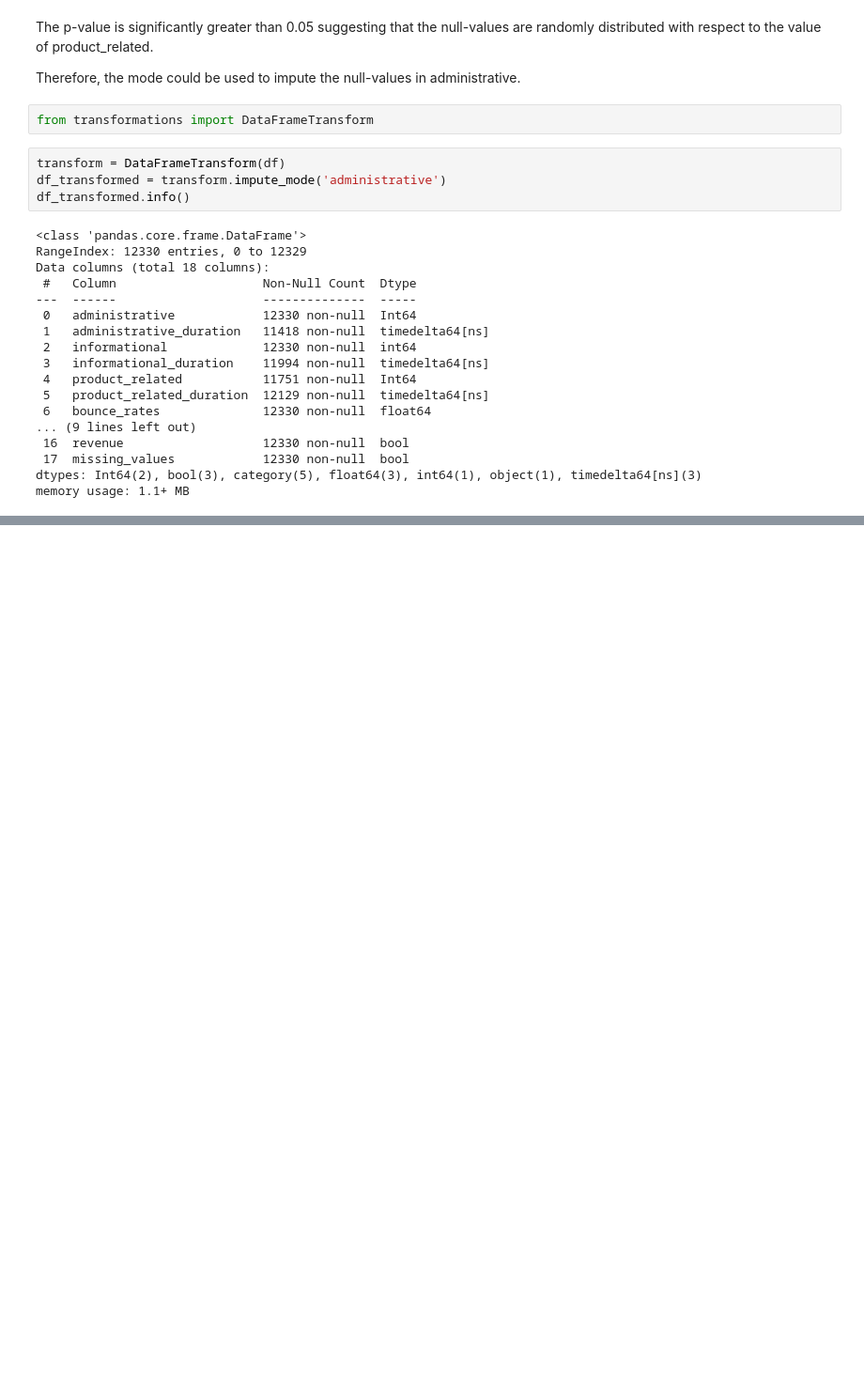
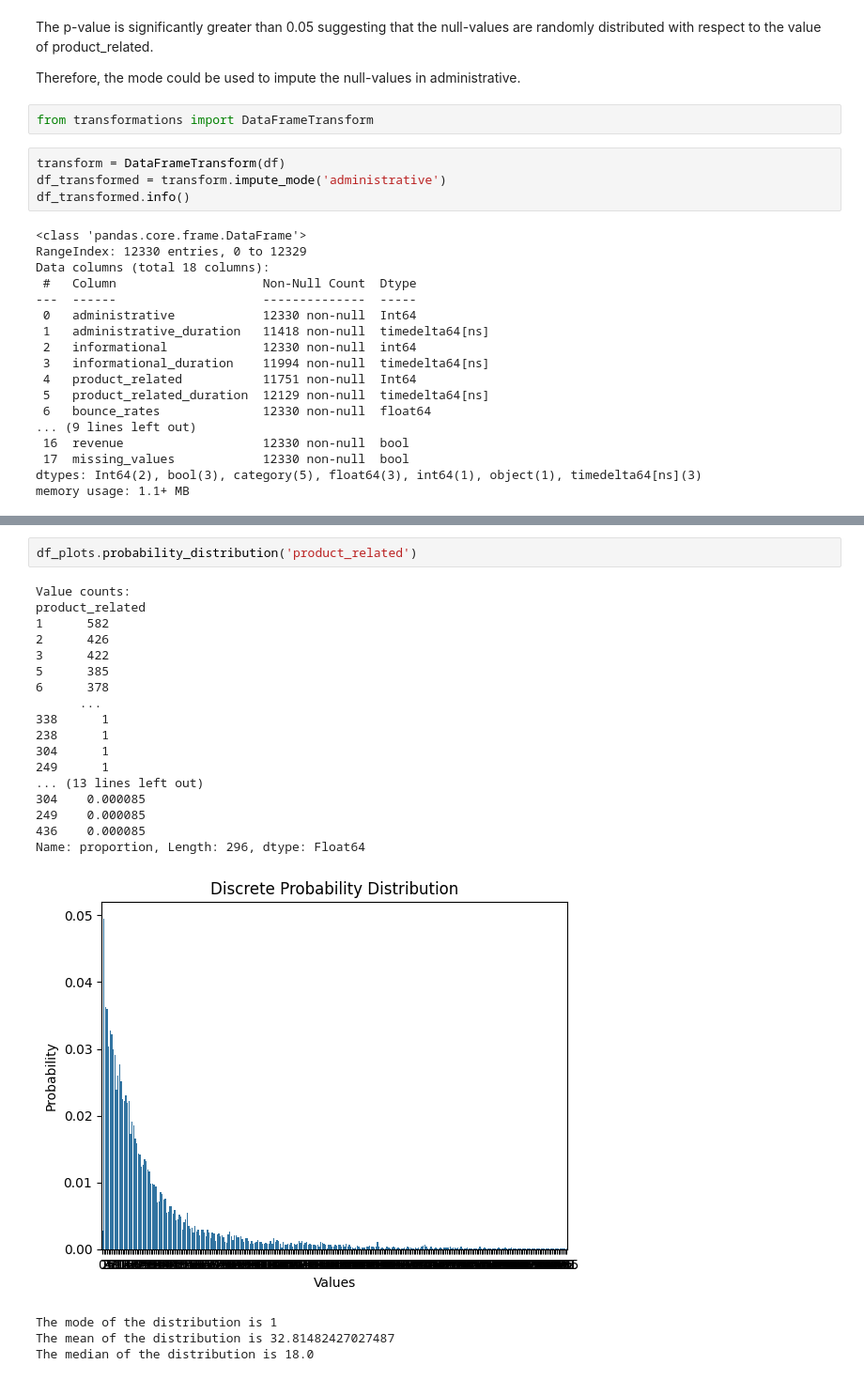
Before and after one commit to Chills00/exploratory-data-analysis---online-shopping-in-retail917, a Jupyter notebook: EDA_notebook.ipynb, the cells around one changed output, grey strips where cells are left out. Shown: that part at 94% size. Drawn from its saved outputs; the diff is of its cells as text; blank space fills up the shorter version.

```diff
--- a/EDA_notebook.ipynb
+++ b/EDA_notebook.ipynb
@@ -339,0 +436,24 @@ Decided to drop variable because it has high percentage (>7%) of null values. A
+# %%
+df_plots.probability_distribution('product_related')
+# %% [output]
+Value counts:
+product_related
+1      582
+2      426
+3      422
+5      385
+6      378
+      ...
+338      1
+238      1
+304      1
+249      1
+... (13 lines left out)
+304    0.000085
+249    0.000085
+436    0.000085
+Name: proportion, Length: 296, dtype: Float64
+[figure, added]
+The mode of the distribution is 1
+The mean of the distribution is 32.81482427027487
+The median of the distribution is 18.0
```
Also changed, not shown: parts of 30 cells of this notebook.
